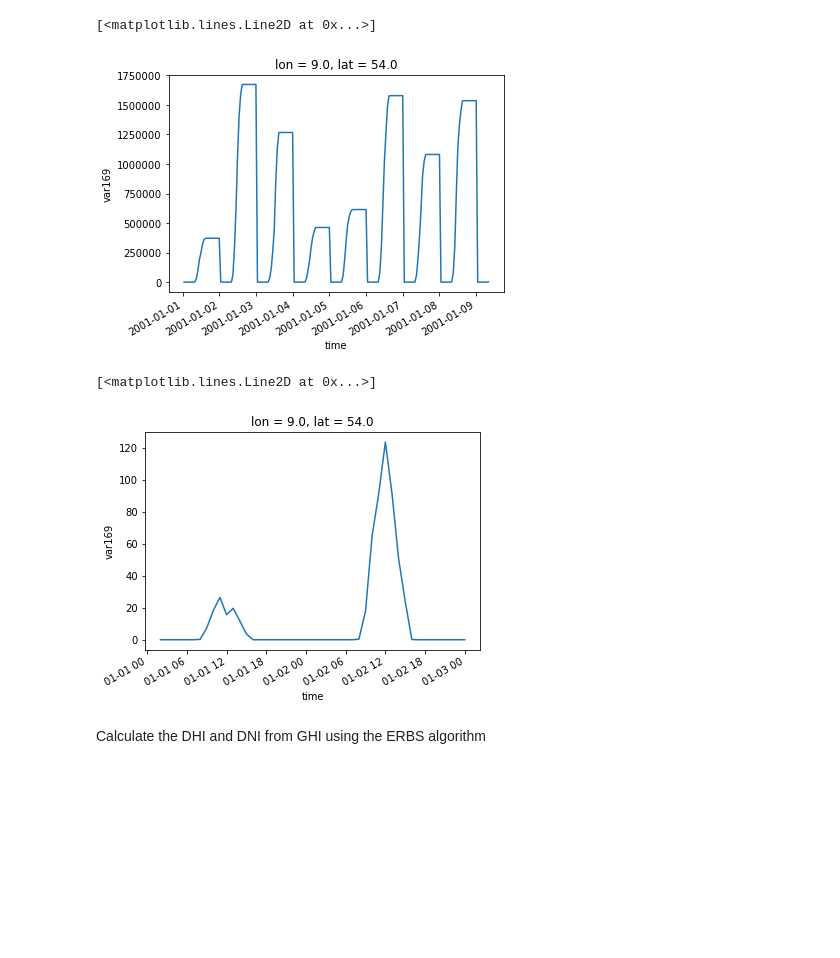
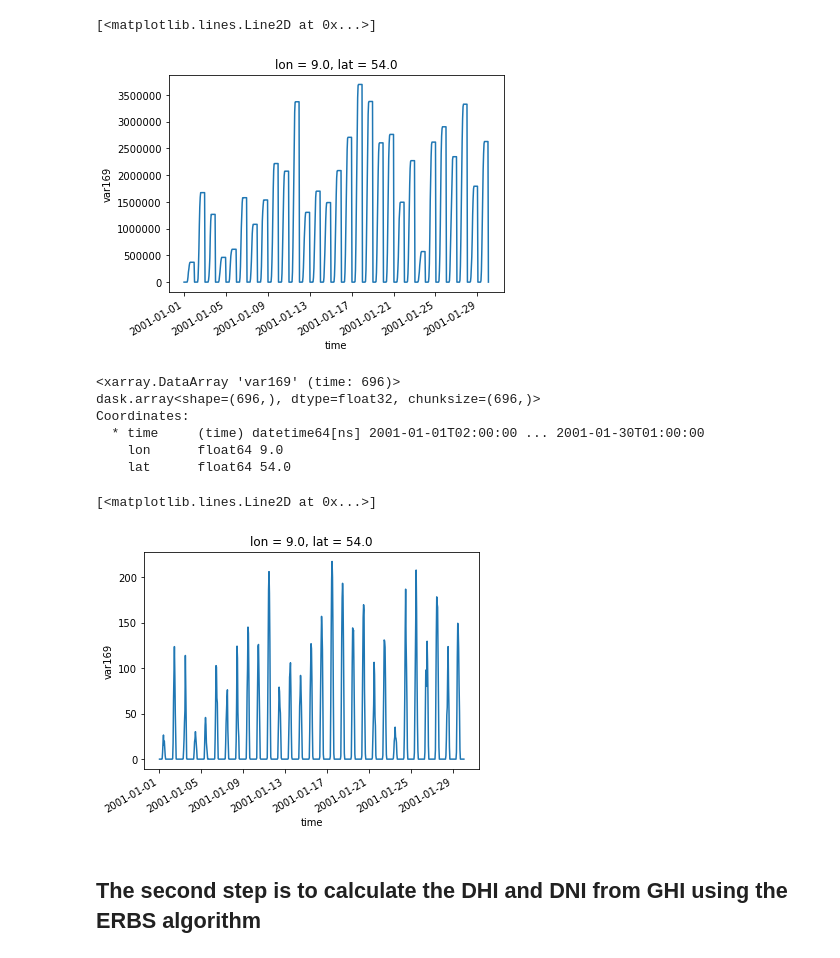
Before and after one commit to inwe-boku/PV_from_era5, a Jupyter notebook: pv_output_from_era5_land_single_coordinate.ipynb, the cells around one changed output. Saved outputs shown, nothing was run; the diff lists cells and outputs as text; code cells hidden in the pictures; blank space fills up the shorter version.

```diff
--- a/pv_output_from_era5_land_single_coordinate.ipynb
+++ b/pv_output_from_era5_land_single_coordinate.ipynb
@@ -20,6 +22,22 @@ from pvlib.pvsystem import PVSystem
 from pvlib.location import Location
 from pvlib.modelchain import ModelChain
 import matplotlib.pyplot as plt
+from pandas.plotting import register_matplotlib_converters
+register_matplotlib_converters()
 
 #define the data sets that are going to be used
-input_era5l_data = "/home/lramirez/my-data/ERA5_land_data/derived/era5l_2001_01_"
+input_era5l_data = "/home/lramirez/my-data/ERA5_land_data/derived/era5l_2001_01.nc"
+#load the data set
+era5 = xr.open_dataset(input_era5l_data, chunks={'lon': 10, 'lat':10})
+#define the coordinates and the time series that will be assessed
+start_time = "2001-01-01T01:00:00"
+end_time = "2001-01-30T01:00:00"
+lons = 9.0
+lats = 54.0
+#define the inclination of the panel. In order to approximate an optimal inclination use the latitude
+slope = lats
+#aspect of the PV (starting in the North)
+aspect = 180
+location = Location(latitude=lats, longitude=lons)
+#define the size of the installation that has to be simulated in kWp
+system_size = 1
@@ -50,22 +73,30 @@ Attributes:
 # %%
-#167 is the temperature, 169 the ssrd and 243 the albedo
 #make an example time line of the original radiation data
-era5.var169[0:200,360,90].plot()
+era5.var169.sel(time=slice(start_time,end_time),lon=lons,lat=lats).plot()
 # %% [output]
 [<matplotlib.lines.Line2D at 0x...>]
-[figure, old version]
+[figure, new version]
 # %%
-GHI_in_j = era5.var169[0:48,360,90].diff("time", 1, label="upper")
-#print(GHI_in_j)
+#transform to hourly instantaneoues values
+GHI_in_j = era5.var169.sel(time=slice(start_time,end_time),lon=lons,lat=lats).diff("time", 1, label="upper")
+#transform to W or Wh
 ghi_era5l = (GHI_in_j.where(GHI_in_j > 0, 0))/3600
+print(ghi_era5l)
+# %% [output]
+<xarray.DataArray 'var169' (time: 696)>
+dask.array<shape=(696,), dtype=float32, chunksize=(696,)>
+Coordinates:
+  * time     (time) datetime64[ns] 2001-01-01T02:00:00 ... 2001-01-30T01:00:00
+    lon      float64 9.0
+    lat      float64 54.0
-# %%
-#(era5.var169[0:48,360,90]).plot()
-ghi_era5l.plot()
-# %% [output]
-[<matplotlib.lines.Line2D at 0x...>]
-[figure, removed]
+# %%
+#plot the new GHI time series
+ghi_era5l.plot()
+# %% [output]
+[<matplotlib.lines.Line2D at 0x...>]
+[figure, added]
 # %% [markdown]
-Calculate the DHI and DNI from GHI using the ERBS algorithm
+## The second step is to calculate the DHI and DNI from GHI using the ERBS algorithm
 # %%
 timepre = ghi_era5l["time"].values
 timeindex = pd.to_datetime(timepre, dayfirst=True, utc=True, infer_datetime_format=True)
```
Also changed, not shown: parts of 28 cells of this notebook.
